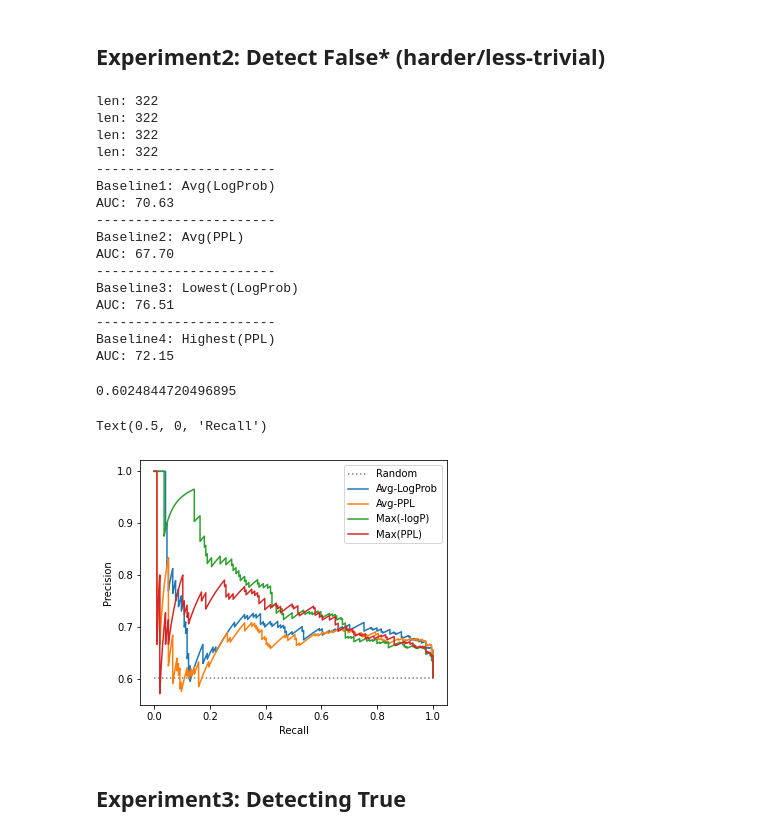
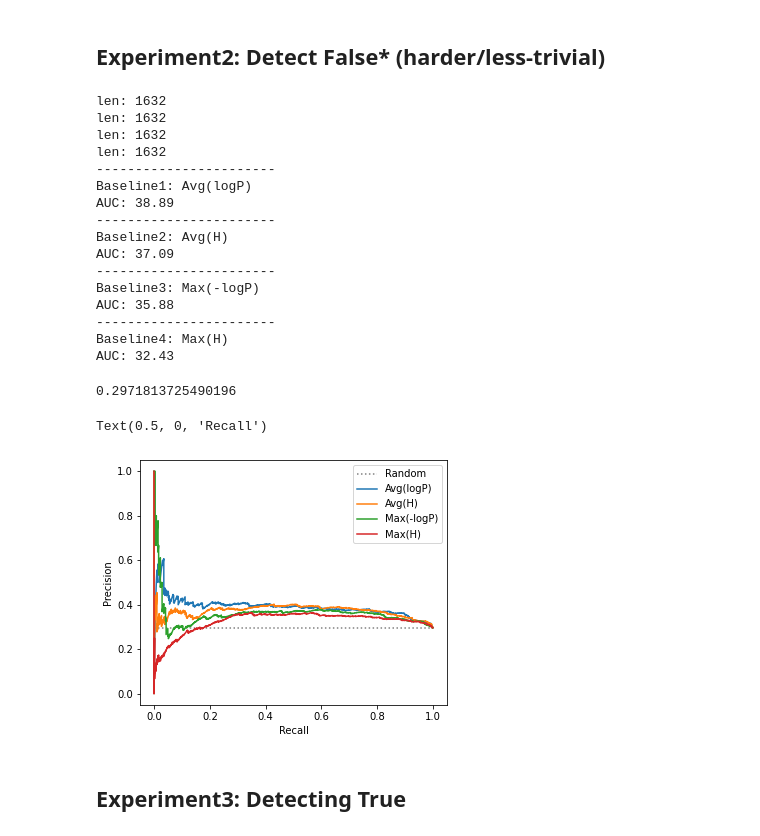
Before and after one commit to potsawee/selfcheckgpt, a Jupyter notebook: demo/experiments/probability-based-baselines.ipynb, the cells around one changed output. Cells and saved outputs as stored; diff of their text form; code cells hidden in the pictures.

Commit message:
update probability-based-baselines demo

```diff
--- a/demo/experiments/probability-based-baselines.ipynb
+++ b/demo/experiments/probability-based-baselines.ipynb
@@ -8,9 +8,9 @@ from datasets import load_dataset
 ## Reading Cached GPT-3 Outputs
 # %%
 # ID_PATH = indices in WikiBio of the evaluated examples
-id_path = "/home/pm574/rds/hpc-work/self-consistency/cache/top5_seed25_100.txt"
+id_path = "/home/pm574/rds/hpc-work/self-consistency/cache/wikibio_annotated_238_ids.txt"
 with open(id_path, 'r') as f:
     id_lines = f.readlines()
 ids = [int(i.strip()) for i in id_lines]
-print(ids)
+print("num_annotated =", len(ids))
 # %% [output]
@@ -29,7 +29,7 @@ print(ids)
 
 responses = {}
 for idx in ids:
-    path = f"/home/pm574/rds/hpc-work/self-consistency/llm_outputs/passage_top5_seed25_100/gpt3_davinci_003_FEB15_v1_logprob/{idx}.bin"
+    path = f"/home/pm574/rds/hpc-work/self-consistency/llm_outputs/passage_top_length/gpt3_davinci_003_FEB15_v1_logprob/{idx}.bin"
     with open(path, "rb") as f:
         response = pickle.load(f)
     responses[idx] = response
@@ -48,7 +48,6 @@ label_mapping = {
     'major_inaccurate': 1.0,
 }
 # %%
-# 1 = True, 0 = Minor-False, -1 = Major-False
 human_label_detect_False   = {}
 human_label_detect_False_h = {}
 human_label_detect_True    = {}
@@ -59,8 +58,8 @@ for i_ in range(len(dataset)):
     human_label_detect_False[idx] = (raw_label > 0.499).astype(np.int32).tolist()
     human_label_detect_True[idx]  = (raw_label < 0.499).astype(np.int32).tolist()
     average_score = np.mean(raw_label)
-    if average_score <= 0.75:
-        human_label_detect_False_h[idx] = (raw_label > 0.499).astype(np.int32).tolist()
+    if average_score < 0.99:
+        human_label_detect_False_h[idx] = (raw_label > 0.99).astype(np.int32).tolist()
 # %%
 len(human_label_detect_False), len(human_label_detect_True), len(human_label_detect_False_h)
 # %% [output]
@@ -107,8 +106,8 @@ for i_ in tqdm(range(len(dataset))):
 
     average_logprob_sent_level = [None for _ in range(num_sentences)]
     lowest_logprob_sent_level = [None for _ in range(num_sentences)]
-    average_ppl5_sent_level = [None for _ in range(num_sentences)]
-    highest_ppl5_sent_level = [None for _ in range(num_sentences)]
+    average_entropy5_sent_level = [None for _ in range(num_sentences)]
+    highest_entropy5_sent_level = [None for _ in range(num_sentences)]
 
     for sent_i, sentence in enumerate(sentences):
         # sentence exist in the passage, so we need to find where it is [i1, i2]
@@ -126,27 +125,28 @@ for i_ in tqdm(range(len(dataset))):
         mystring = "".join(tokens[i1:i2+1])
         average_logprob = np.mean(token_logprobs[i1:i2+1])
         lowest_logprob  = np.min(token_logprobs[i1:i2+1])
-        ppl5s = []
+        entropy5s = []
         for top5_tokens in top_logprobs[i1:i2+1]:
             logprob_of_top5_tokens = [x[1] for x in list(top5_tokens.items())]
             logprob_of_top5_tokens = np.array(logprob_of_top5_tokens)
             prob_of_top5_tokens = np.exp(logprob_of_top5_tokens)
             total_prob_of_top5 = prob_of_top5_tokens.sum()
             normalized_prob = prob_of_top5_tokens / total_prob_of_top5
-            ppl5 = 2**(entropy(normalized_prob, base=2))
-            ppl5s.append(ppl5)
-        average_ppl5 = np.mean(ppl5s)
-        highest_ppl5 = np.max(ppl5s)
+            # this was designed to be PPL, and intial results showed a better performance level than just entropy
+            entropy5 = 2**(entropy(normalized_prob, base=2))
+            entropy5s.append(entropy5)
+        average_entropy5 = np.mean(entropy5s)
+        highest_entropy5 = np.max(entropy5s)
 
         average_logprob_sent_level[sent_i] = average_logprob
         lowest_logprob_sent_level[sent_i] = lowest_logprob
-        average_ppl5_sent_level[sent_i] = average_ppl5
-        highest_ppl5_sent_level[sent_i] = highest_ppl5
+        average_entropy5_sent_level[sent_i] = average_entropy5
+        highest_entropy5_sent_level[sent_i] = highest_entropy5
 
     baseline1_scores[idx] = average_logprob_sent_level
-    baseline2_scores[idx] = average_ppl5_sent_level
+    baseline2_scores[idx] = average_entropy5_sent_level
     baseline3_scores[idx] = lowest_logprob_sent_level
-    baseline4_scores[idx] = highest_ppl5_sent_level
+    baseline4_scores[idx] = highest_entropy5_sent_level
 # %% [markdown]
 ## Experimet1: Detecting False
 # %%
@@ -218,34 +219,34 @@ Pb2, Rb2 = get_PR_with_human_labels(baseline2_scores, human_label_detect_False_h
 Pb3, Rb3 = get_PR_with_human_labels(baseline3_scores, human_label_detect_False_h, pos_label=1, oneminus_pred=True)
 Pb4, Rb4 = get_PR_with_human_labels(baseline4_scores, human_label_detect_False_h, pos_label=1)
 print("-----------------------")
-print("Baseline1: Avg(LogProb)")
+print("Baseline1: Avg(logP)")
 print_AUC(Pb1, Rb1)
 print("-----------------------")
-print("Baseline2: Avg(PPL)")
+print("Baseline2: Avg(H)")
 print_AUC(Pb2, Rb2)
 print("-----------------------")
-print("Baseline3: Lowest(LogProb)")
+print("Baseline3: Max(-logP)")
 print_AUC(Pb3, Rb3)
 print("-----------------------")
-print("Baseline4: Highest(PPL)")
+print("Baseline4: Max(H)")
 print_AUC(Pb4, Rb4)
 # %% [output]
-len: 322
-len: 322
-len: 322
-len: 322
+len: 1632
+len: 1632
+len: 1632
+len: 1632
 -----------------------
-Baseline1: Avg(LogProb)
-AUC: 70.63
+Baseline1: Avg(logP)
+AUC: 38.89
 -----------------------
-Baseline2: Avg(PPL)
-AUC: 67.70
+Baseline2: Avg(H)
+AUC: 37.09
 -----------------------
-Baseline3: Lowest(LogProb)
-AUC: 76.51
+Baseline3: Max(-logP)
+AUC: 35.88
 -----------------------
-Baseline4: Highest(PPL)
-AUC: 72.15
+Baseline4: Max(H)
+AUC: 32.43
 # %%
 arr = []
 for v in human_label_detect_False_h.values():
@@ -253,21 +254,21 @@ for v in human_label_detect_False_h.values():
 random_baseline = np.mean(arr)
 random_baseline
 # %% [output]
-0.6024844720496895
+0.2971813725490196
 # %%
 # with human label, Detecting Non-factual*
 plt.figure(figsize=(5.5, 4.5))
 plt.hlines(y=random_baseline, xmin=0, xmax=1.0, color='grey', linestyles='dotted', label='Random')
-plt.plot(Rb1, Pb1, '-', label='Avg-LogProb')
-plt.plot(Rb2, Pb2, '-', label='Avg-PPL')
+plt.plot(Rb1, Pb1, '-', label='Avg(logP)')
+plt.plot(Rb2, Pb2, '-', label='Avg(H)')
 plt.plot(Rb3, Pb3, '-', label='Max(-logP)')
-plt.plot(Rb4, Pb4, '-', label='Max(PPL)')
+plt.plot(Rb4, Pb4, '-', label='Max(H)')
 plt.legend()
 plt.ylabel("Precision")
 plt.xlabel("Recall")
 # %% [output]
 Text(0.5, 0, 'Recall')
-[figure, old version]
+[figure, new version]
 # %% [markdown]
 ## Experiment3: Detecting True
 # %%
```
Also changed, not shown: parts of 10 cells of this notebook, 1 other file.
